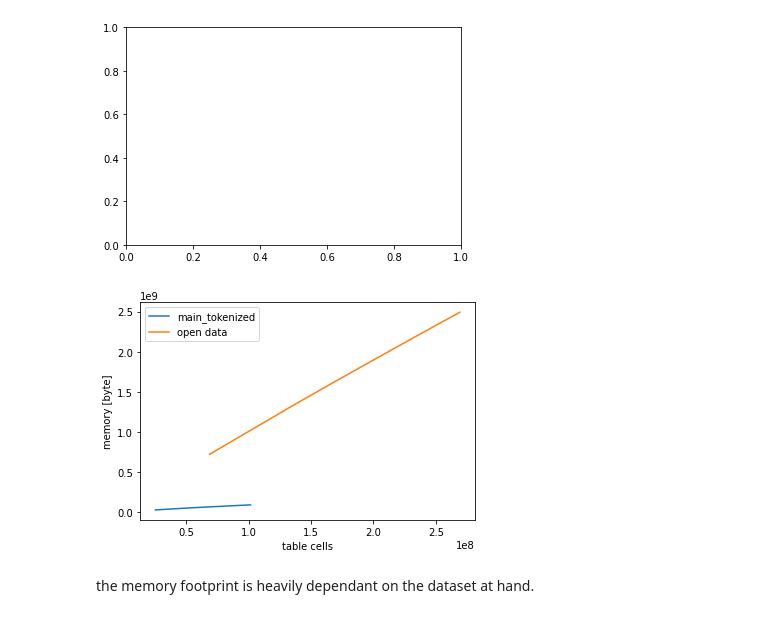
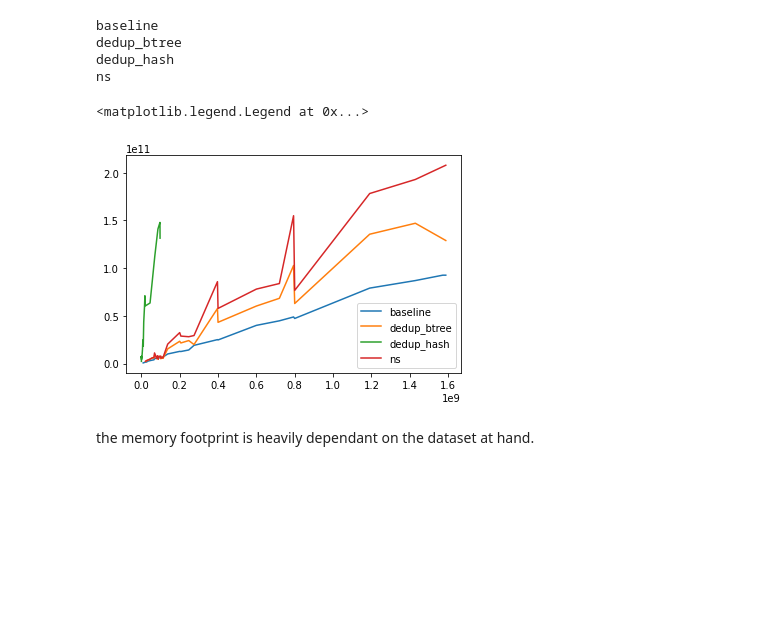
Before and after one commit to nilsmartel/bsc-ii-measure, a Jupyter notebook: render-graphs/testing.ipynb, the cells around one changed output. Drawn from its saved outputs; the diff is of its cells as text; code cells hidden in the pictures; blank space fills up the shorter version.

```diff
--- a/render-graphs/testing.ipynb
+++ b/render-graphs/testing.ipynb
@@ -2,9 +2,9 @@
 import pandas as pd
 import matplotlib.pyplot as plt
 # %%
-data = pd.read_csv('./data.csv', sep=';')
+data = pd.read_csv('./compression-data.csv', sep=';')
 # %%
 data = data.sort_values('cells')
-data = data[data['cells'] > 0]
-data
+#data = data[data['cells'] > 0]
+data.head()
 # %% [output]
@@ -24,34 +17,21 @@ data
 # %%
 fig, ax = plt.subplots()
+
+for algo,row in data.groupby("algorithm"):
+    print(algo)
+    p, = ax.plot('cells', 'build_duration_nanosec', data=row)
+    p.set_label(algo)
+
+ax.legend()
+
+# fig
 # %% [output]
+baseline
+dedup_btree
+dedup_hash
+ns
+<matplotlib.legend.Legend at 0x...>
-[figure, old version]
+[figure, new version]
-# %%
-from math import log
-import numpy as np
-ax.clear()
-
-
-
-def plot_mem(data, att, value):
-    data = data[data[att] == value]
-    x = data['cells']
-    y = data['bytes']
-
-
-    ax.set_ylabel("memory [byte]")
-    ax.set_xlabel("table cells")
-    return ax.plot(x, y)
-
-
-data_ns = data[data['algorithm'] ==  'ns']
-plot_mem(data_ns, 'table', 'main_tokenized')[0].set_label("main_tokenized")
-plot_mem(data_ns, 'table', 'open_data_mate_main_tokenized')[0].set_label("open data")
-ax.legend()
-
-
-fig
-# %% [output]
-[figure, removed]
 # %% [markdown]
 the memory footprint is heavily dependant on the dataset at hand.
 # %%
```
Also changed, not shown: parts of 7 cells of this notebook, 1 other file.
